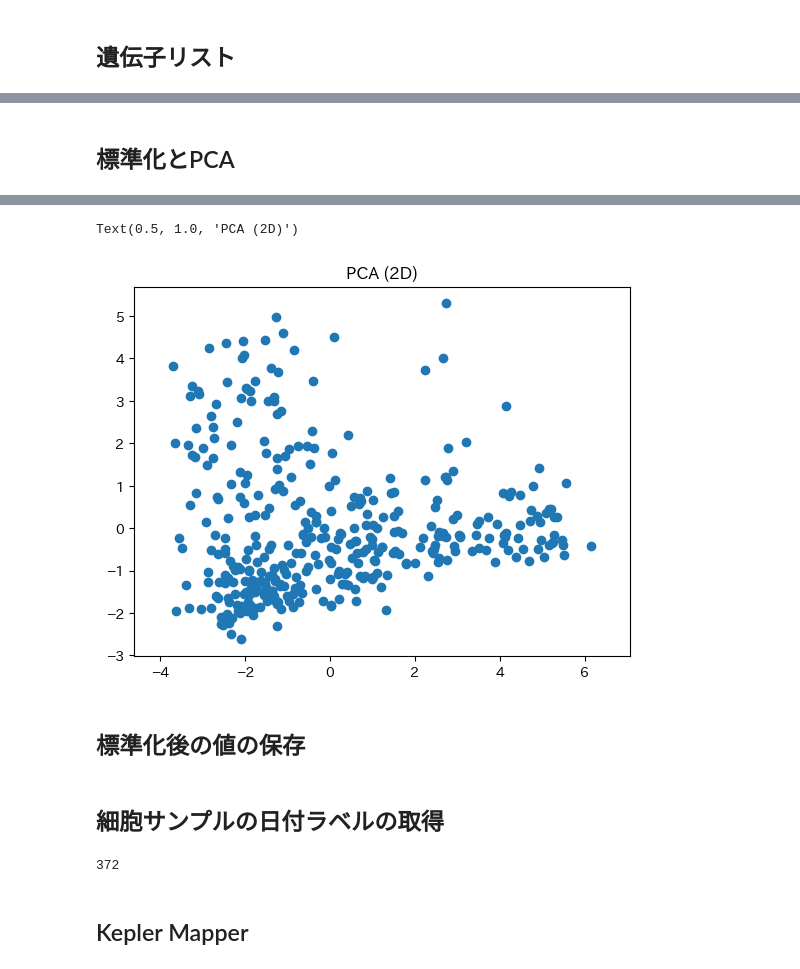
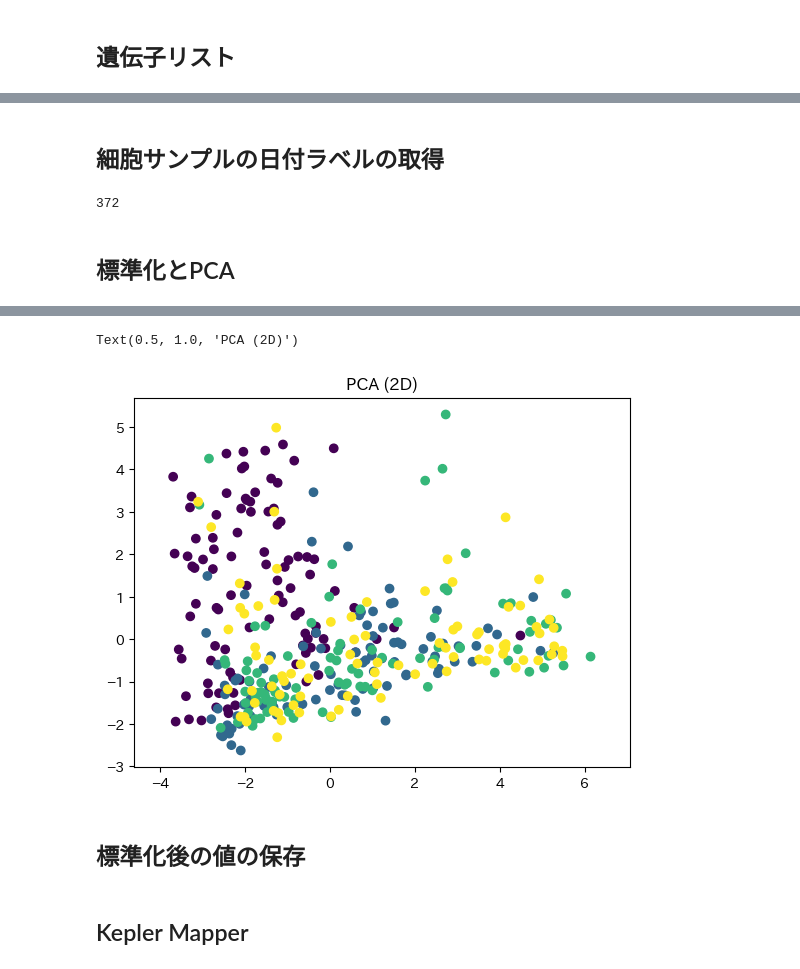
Before and after one commit to tMaehashi/Mapper-Introduction, a Jupyter notebook: single_cell/tutorial.ipynb, the cells around one changed output, grey strips where cells are left out. Cells and saved outputs as stored; diff of their text form; code cells hidden in the pictures.

```diff
--- a/single_cell/tutorial.ipynb
+++ b/single_cell/tutorial.ipynb
@@ -54,6 +54,19 @@ df.head()
 | T0_CT_A03 | 3.845289 | 0.59788 | 8.109914 | 3.215826 | 0.069637 | 0.000000 | 7.681843 | 8.658072 | 0.000000 | 0.076072 | 3.871696 | ... |
 | T0_CT_A04 | 2.571388 | 0.00000 | 6.038441 | 5.526182 | 0.000000 | 0.000000 | 6.489623 | 7.234453 | 0.000000 | 0.000000 | 5.469391 | ... |
 | T0_CT_A05 | 7.459727 | 0.00000 | 7.586600 | 0.647364 | 0.000000 | 0.816478 | 7.629109 | 7.754547 | 3.344181 | 0.000000 | 5.447387 | ... |
+# %% [markdown]
+## 細胞サンプルの日付ラベルの取得
+# %%
+day_label = [0 for i in range(96)]
+for i in range(96):
+    day_label.append(1)
+for i in range(96):
+    day_label.append(2)
+for i in range(84):
+    day_label.append(3)
+len(day_label)
+# %% [output]
+372
 # %% [markdown]
 ## 標準化とPCA
 # %%
@@ -72,14 +85,14 @@ df_sc.head()
 # %%
 from sklearn.decomposition import PCA
 
 pca = PCA(n_components=2).fit_transform(val)
 
 plt.axis('equal')
-plt.scatter(pca[:, 0], pca[:, 1])
+plt.scatter(pca[:, 0], pca[:, 1], c=day_label)
 plt.title('PCA (2D)')
 # %% [output]
 Text(0.5, 1.0, 'PCA (2D)')
-[figure, old version]
+[figure, new version]
 # %% [markdown]
 ## 標準化後の値の保存
 # %%
@@ -87,19 +100,6 @@ genes_dict = {}
 for gene in genes:
     gene_list = df_sc[gene].to_list()  # 各列をリストに変換
     genes_dict[gene] = gene_list # 列名をキーとし、配列を値として辞書に追加
-# %% [markdown]
-## 細胞サンプルの日付ラベルの取得
-# %%
-day_label = [0 for i in range(96)]
-for i in range(96):
-    day_label.append(1)
-for i in range(96):
-    day_label.append(2)
-for i in range(84):
-    day_label.append(3)
-len(day_label)
-# %% [output]
-372
 # %% [markdown]
 ## Kepler Mapper
 # %%
```
